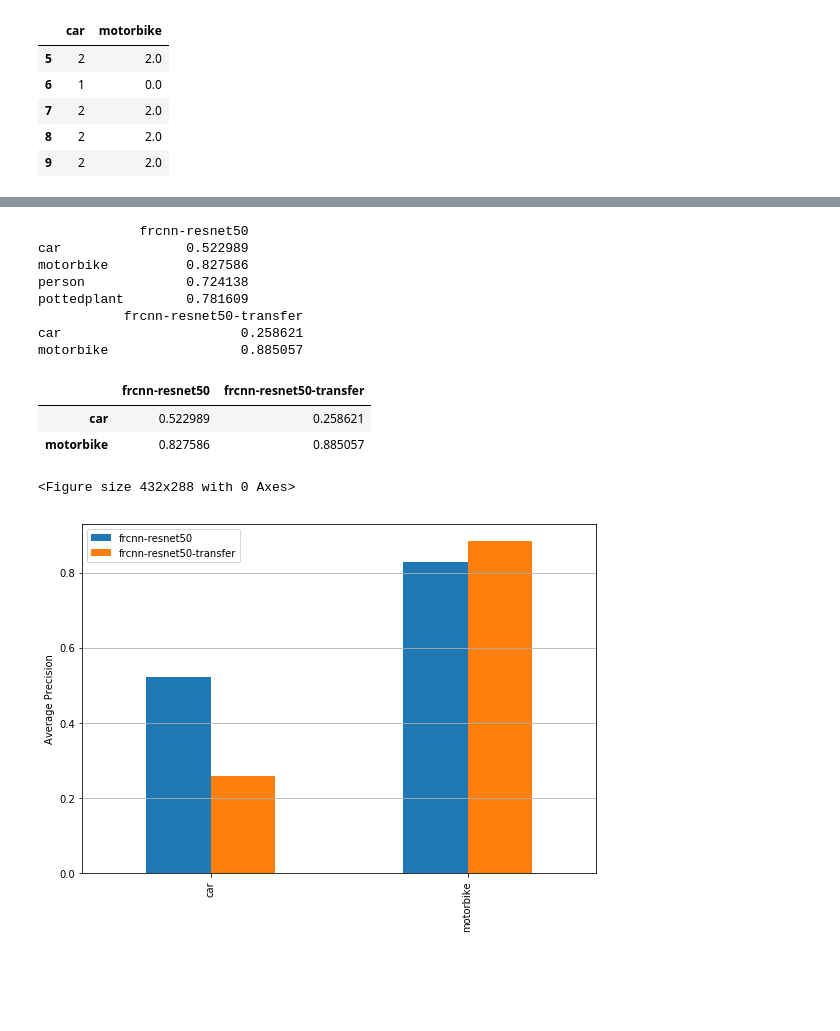
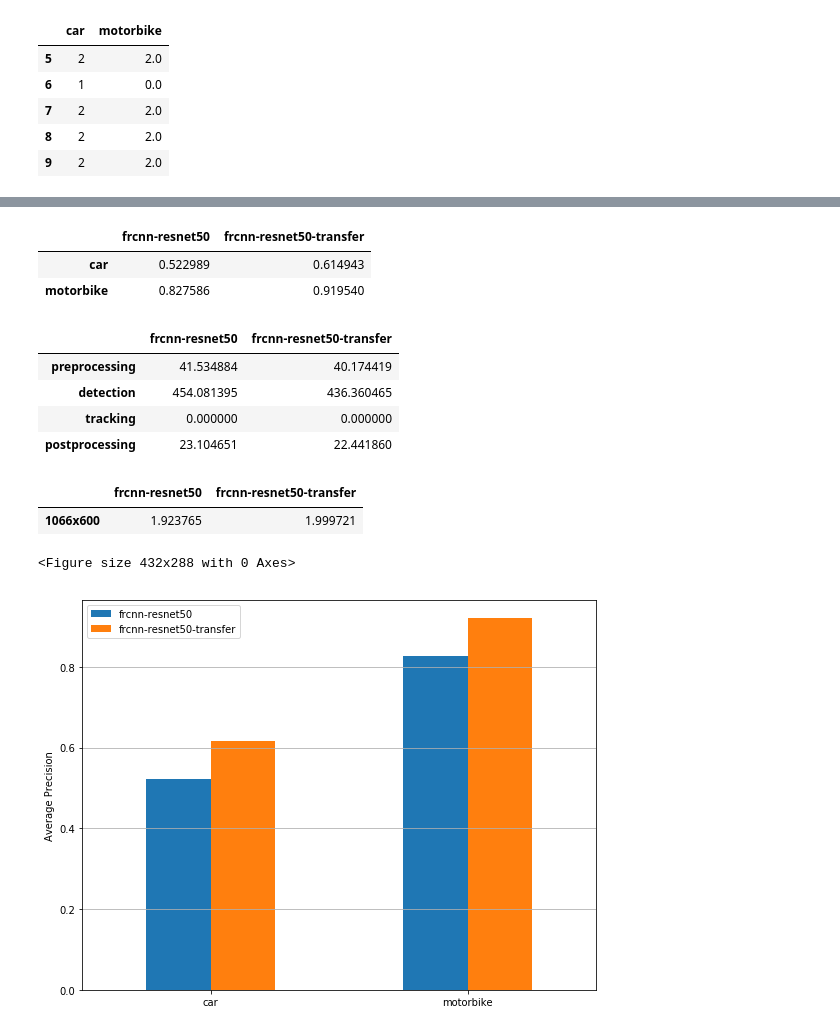
Before and after one commit to vvc-unal/vvc, a Jupyter notebook: notebooks/Results.ipynb, the cells around one changed output, grey strips where cells are left out. Saved outputs shown, nothing was run; the diff lists cells and outputs as text; code cells hidden in the pictures; blank space fills up the shorter version.

Commit message:
Plot frame time and fps

```diff
--- a/notebooks/Results.ipynb
+++ b/notebooks/Results.ipynb
@@ -116,46 +143,64 @@ test = vott_to_dataframe(test_file)
 
 avg_precision = pd.DataFrame(index=test.columns)
 
+avg_fps = pd.DataFrame(index=['1066x600' ])
+avg_time = pd.DataFrame(index=['preprocessing', 'detection', 'tracking', 'postprocessing'])
+
 for model in config.models:
     experiment_folder = os.path.join(config.base_folder, 'Videos', model)
     experiment_file = os.path.join(experiment_folder, annotations_file)
 
-    experiment = vvc_to_df(experiment_file)
+    experiment, times = vvc_to_df(experiment_file)
 
     precision = calc_precision(test, experiment)
 
     mean_precision = precision.mean().to_frame(model)
 
-    print(mean_precision)
-
     avg_precision = avg_precision.join(mean_precision)
 
-avg_precision
+    # times
+
+    mean_time = times[avg_time.index].mean().to_frame(model)
+
+    avg_time = avg_time.join(mean_time)
+
+    # fps
+
+    total = times['total']
+
+    fps = (total.count() / total.sum())*1000
+
+    avg_fps[model] = fps
+
+display(avg_precision)
+
+display(avg_time)
+
+avg_fps
 # %% [output]
-             frcnn-resnet50
-car                0.522989
-motorbike          0.827586
-person             0.724138
-pottedplant        0.781609
-           frcnn-resnet50-transfer
-car                       0.258621
-motorbike                 0.885057
 |  | frcnn-resnet50 | frcnn-resnet50-transfer |
-| car | 0.522989 | 0.258621 |
-| motorbike | 0.827586 | 0.885057 |
+| car | 0.522989 | 0.614943 |
+| motorbike | 0.827586 | 0.919540 |
+|  | frcnn-resnet50 | frcnn-resnet50-transfer |
+| preprocessing | 41.534884 | 40.174419 |
+| detection | 454.081395 | 436.360465 |
+| tracking | 0.000000 | 0.000000 |
+| postprocessing | 23.104651 | 22.441860 |
+|  | frcnn-resnet50 | frcnn-resnet50-transfer |
+| 1066x600 | 1.923765 | 1.999721 |
 # %%
 plt.figure()
 
-ax = avg_precision.plot.bar(figsize=(8, 6))
+ax = avg_precision.plot.bar(figsize=(8, 6), rot=0)
 
 plt.grid(axis='y')
 
 ax.set_ylabel('Average Precision')
 
 plt.tight_layout()
 
 fig = ax.get_figure()
 fig.savefig('./img/mean_precision.png')
 # %% [output]
 <Figure size 432x288 with 0 Axes>
-[figure, old version]
+[figure, new version]
```
Also changed, not shown: parts of 4 cells of this notebook, 1 other file.
